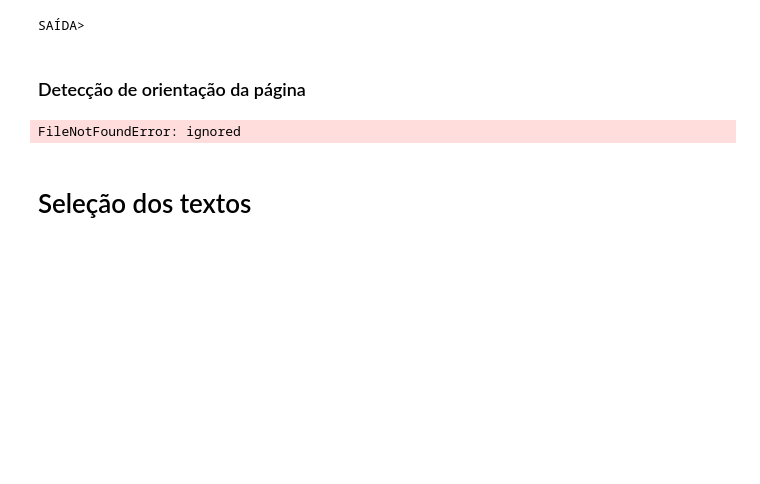
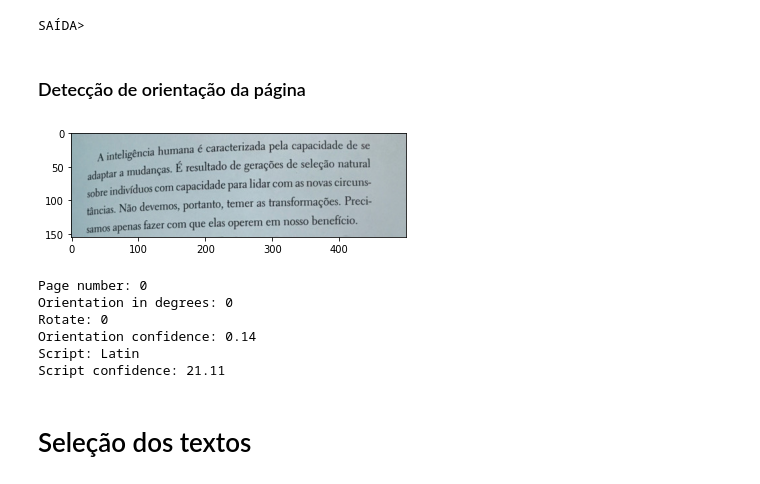
Before and after one commit to Sau1o/BookStore, a Jupyter notebook: OCR_com_Python_e_Tesseract.ipynb, the cells around one changed output. Saved outputs shown, nothing was run; the diff lists cells and outputs as text; code cells hidden in the pictures; blank space fills up the shorter version.

```diff
--- a/OCR_com_Python_e_Tesseract.ipynb
+++ b/OCR_com_Python_e_Tesseract.ipynb
@@ -256,12 +256,19 @@ SAÍDA>
 from PIL import Image
 import matplotlib.pyplot as plt
 # %%
-img = Image.open('livro01.jpg')
+img = Image.open('/content/drive/MyDrive/VisaoComputacional/Images/trecho-livro.jpg')
 plt.imshow(img);
 # %% [output]
-FileNotFoundError: ignored
+[figure, added]
 # %%
 print(pytesseract.image_to_osd(img))
+# %% [output]
+Page number: 0
+Orientation in degrees: 0
+Rotate: 0
+Orientation confidence: 0.14
+Script: Latin
+Script confidence: 21.11
 # %% [markdown]
 # Seleção dos textos
 # %%
```
Also changed, not shown: parts of 7 cells of this notebook.
